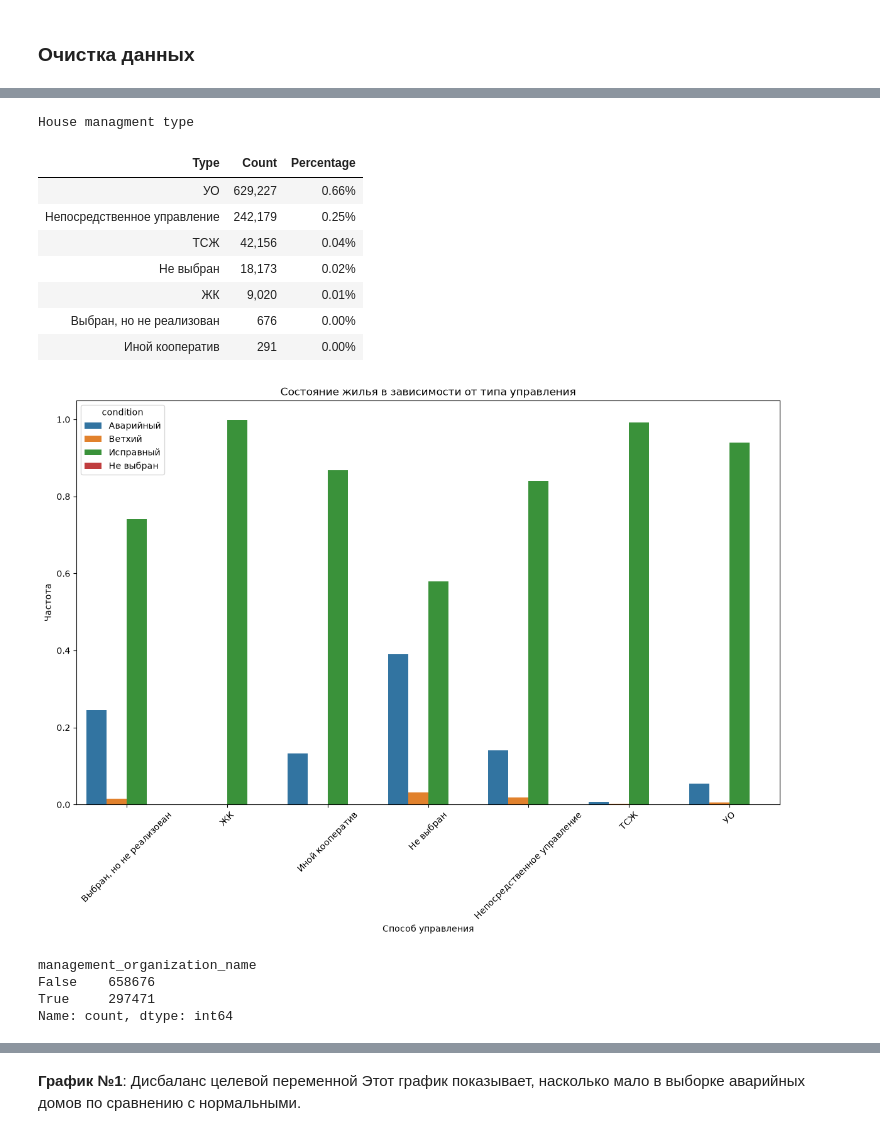
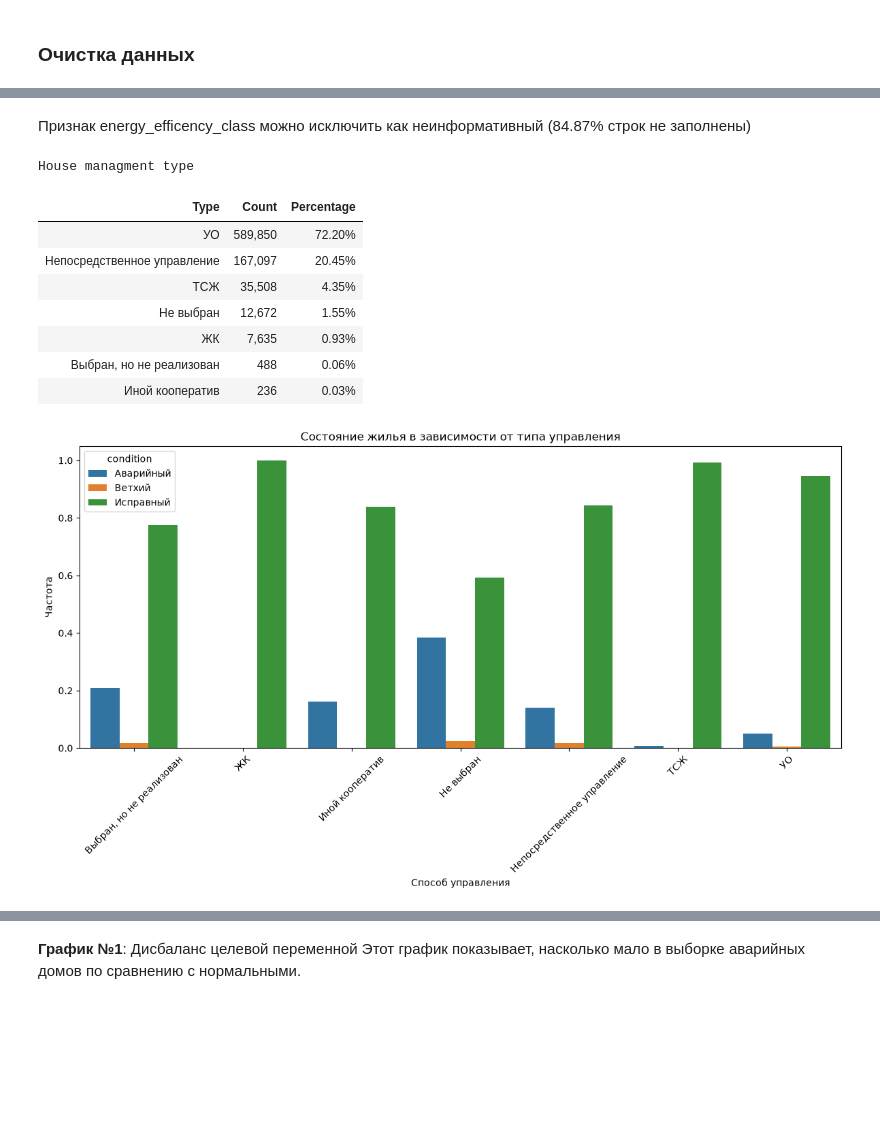
Before and after one commit to ascat41/HouseDeterioration, a Jupyter notebook: data_research.ipynb, the cells around one changed output, grey strips where cells are left out. Saved outputs shown, nothing was run; the diff lists cells and outputs as text; code cells hidden in the pictures; blank space fills up the shorter version.

```diff
--- a/data_research.ipynb
+++ b/data_research.ipynb
@@ -225,3 +231,19 @@ String describe
 *Проблема пропусков*: В исходных данных зафиксировано значительное число пропусков в категориальных переменных (например, plan_series, municipality_name). В логике нашего исследования отсутствие записи в государственном реестре само по себе является информативным сигналом (дефицит административного контроля). Поэтому пропуски в категориальных номинальных шкалах заполнены значением «Не указано». Пропуски в непрерывных числовых переменных (площадь) заполнены медианными значениями.
 # %% [markdown]
 ### Очистка данных
+# %%
+# Очистка целевой переменной
+
+df = df[df["condition"] != "Не выбран"]
+# %%
+# Преобразование comissioning_year
+
+df["comissioning_year"] = df["comissioning_year"].astype("Int64")
+
+mask = (df['comissioning_year'] > 1800) & (df['comissioning_year'] <= 2026)
+df = df[mask]
+
+style_table(pd.DataFrame({"Count": [len(mask) - mask.sum()], "Percentage": [1 - mask.sum() / len(mask)]}), "Deleted comissioning_year rows").format({
+    "Count": "{:,.0f}",
+    "Percentage": "{:.2f}%"
+})
@@ -228,10 +254,10 @@ String describe
 # %%
 # Преобразование building_year
 
-df["building_year"] = df["building_year"].fillna(df["comissioning_year"]).fillna(0).astype("str")
-df["building_year"] = df["building_year"].str.split(",").str[0].astype("float").astype("int64")
+df["building_year"] = df["building_year"].fillna(df["comissioning_year"])
+df["building_year"] = df["building_year"].str.split(",").str[0].astype("Int64")
 
-mask = (df['building_year'] > 1800) & (df['building_year'] <= 2025)
+mask = (df['building_year'] > 1800) & (df['building_year'] <= 2026)
 df = df[mask]
 
 style_table(pd.DataFrame({"Count": [len(mask) - mask.sum()], "Percentage": [1 - mask.sum() / len(mask)]}), "Deleted building_year rows").format({
@@ -414,3 +440,7 @@ Plan kind
 # Преобразование municipality_oktmo в строковое значение
 
 df["municipality_oktmo"] = df["municipality_oktmo"].astype("Int64").astype(str).fillna("Не указано")
+# %%
+# Преобразование flats в целочисленное значение
+
+df["flats"] = df["flats"].astype("Int64")
@@ -417,3 +520,5 @@ df["municipality_oktmo"] = df["municipality_oktmo"].astype("Int64").astype(str).
+# %% [markdown]
+Признак energy_efficency_class можно исключить как неинформативный (84.87% строк не заполнены)
 # %%
 # Виды управления многоквартирными домами
 
@@ -421,7 +526,7 @@ managment_type = df["house_management_type"].value_counts()
 managment_type_df = pd.DataFrame({
     "Type": managment_type.index,
     "Count": managment_type.values,
-    "Percentage": managment_type.values / len(df["house_management_type"])
+    "Percentage": managment_type.values / len(df["house_management_type"]) * 100
 })
 
 style_table(managment_type_df, "House managment type").format({
@@ -431,36 +536,26 @@ style_table(managment_type_df, "House managment type").format({
 # %% [output]
 House managment type
 | Type | Count | Percentage |
-| УО | 629,227 | 0.66% |
-| Непосредственное управление | 242,179 | 0.25% |
-| ТСЖ | 42,156 | 0.04% |
-| Не выбран | 18,173 | 0.02% |
-| ЖК | 9,020 | 0.01% |
-| Выбран, но не реализован | 676 | 0.00% |
-| Иной кооператив | 291 | 0.00% |
+| УО | 589,850 | 72.20% |
+| Непосредственное управление | 167,097 | 20.45% |
+| ТСЖ | 35,508 | 4.35% |
+| Не выбран | 12,672 | 1.55% |
+| ЖК | 7,635 | 0.93% |
+| Выбран, но не реализован | 488 | 0.06% |
+| Иной кооператив | 236 | 0.03% |
 # %%
 # Состояние жилья в зависимости от типа управления
-
-import matplotlib.pyplot as plt
-import seaborn as sns
 
 temp = df.groupby(["house_management_type", "condition"])["condition"].count().rename("count").reset_index()
 temp["freq"] = temp["count"] / temp.groupby("house_management_type")["count"].transform("sum")
 
-fig, ax = plt.subplots(figsize=(12,9))
+fig, ax = plt.subplots(figsize=(12,7))
 sns.barplot(temp, x="house_management_type", y="freq", hue="condition", ax=ax)
 plt.title("Состояние жилья в зависимости от типа управления")
 plt.xticks(rotation=45)
 plt.xlabel("Способ управления")
 plt.ylabel("Частота")
 plt.tight_layout()
 plt.show()
 # %% [output]
-[figure, old version]
+[figure, new version]
-# %%
-df.management_organization_name.isna().value_counts()
-# %% [output]
-management_organization_name
-False    658676
-True     297471
-Name: count, dtype: int64
```
Also changed, not shown: parts of 32 cells of this notebook.
